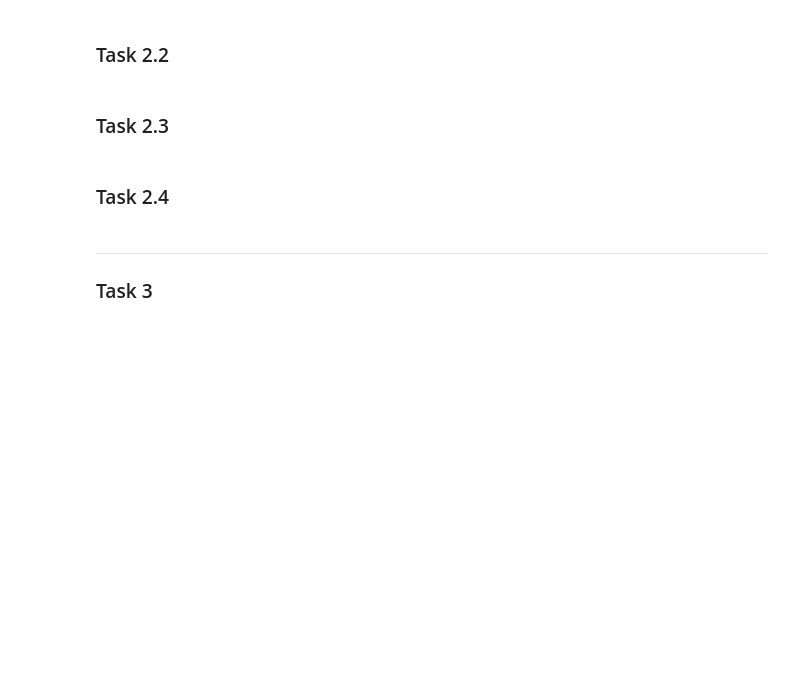
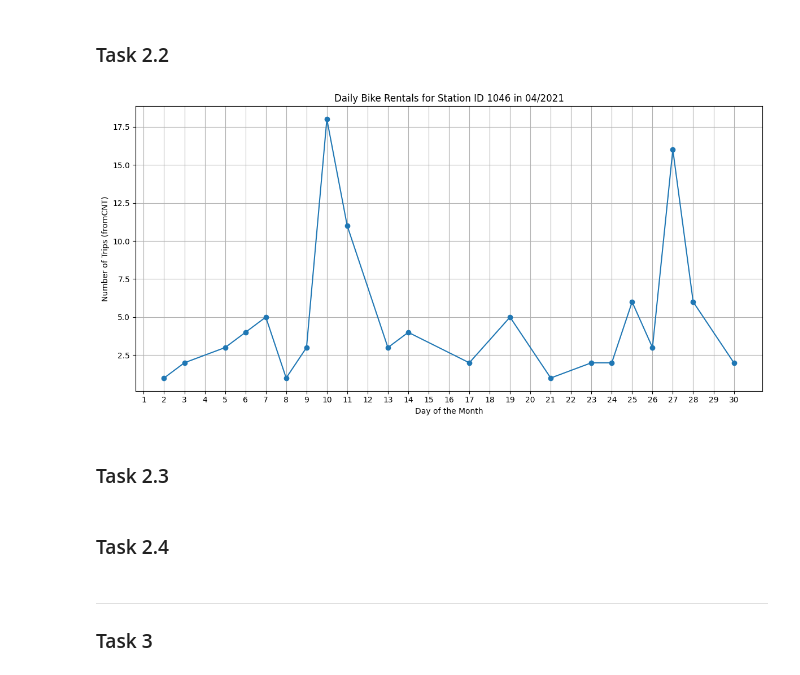
Before and after one commit to dbs29/Project, a Jupyter notebook: bikes_pgh_data.ipynb, the cells around one changed output. Saved outputs shown, nothing was run; the diff lists cells and outputs as text; code cells hidden in the pictures; blank space fills up the shorter version.

```diff
--- a/bikes_pgh_data.ipynb
+++ b/bikes_pgh_data.ipynb
@@ -133,5 +147,24 @@ TypeError: 'NoneType' object is not subscriptable
 # %% [markdown]
 ### Task 2.2
+# %%
+def plot_daily_rentals_for_station(trips, filter_month="04/2021", filter_stationID=1046):
+    filtered_data = trips[(trips['Starttime'].dt.strftime('%m/%Y') == filter_month) & (trips['From station id'] == filter_stationID)]
+
+    daily_counts = filtered_data.groupby(filtered_data['Starttime'].dt.day)['Bikeid'].count().reset_index(name='fromCNT')
+
+    plt.figure(figsize=(12, 6))
+    plt.plot(daily_counts['Starttime'], daily_counts['fromCNT'], marker='o')
+    plt.xlabel('Day of the Month')
+    plt.ylabel('Number of Trips (fromCNT)')
+    plt.title(f'Daily Bike Rentals for Station ID {filter_stationID} in {filter_month}')
+    plt.xticks(np.arange(1, 31))
+    plt.grid(True)
+    plt.tight_layout()
+    plt.show()
+
+plot_daily_rentals_for_station(trips)
+# %% [output]
+[figure, added]
 # %% [markdown]
 ### Task 2.3
 # %% [markdown]
```
Also changed, not shown: parts of 7 cells of this notebook.
